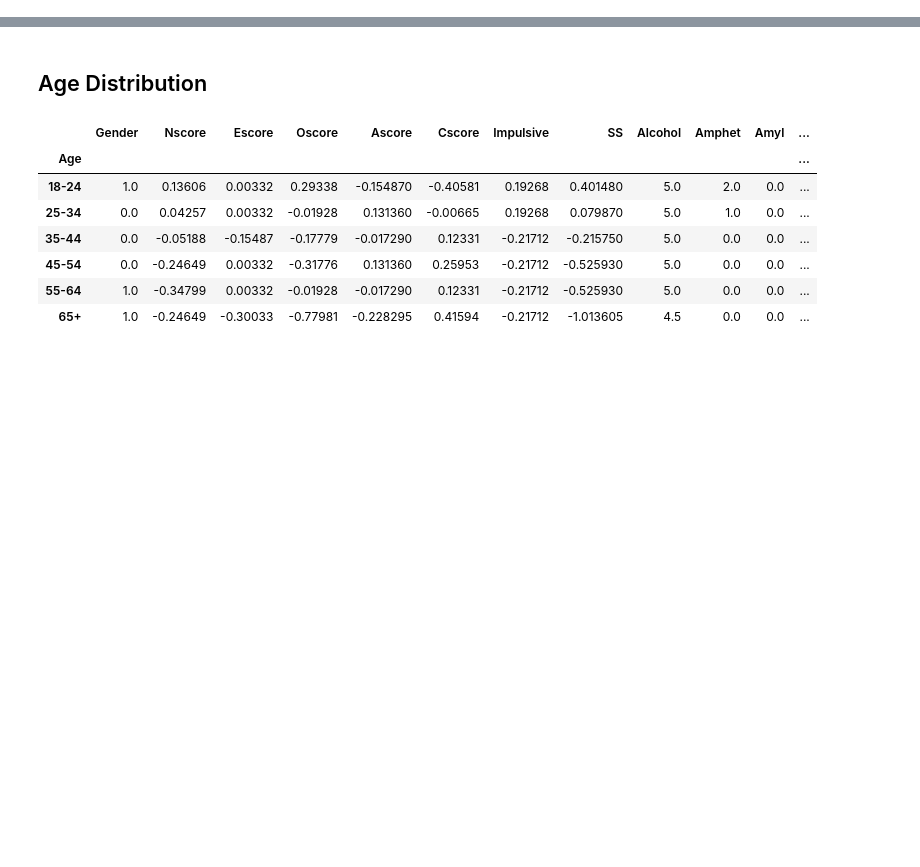
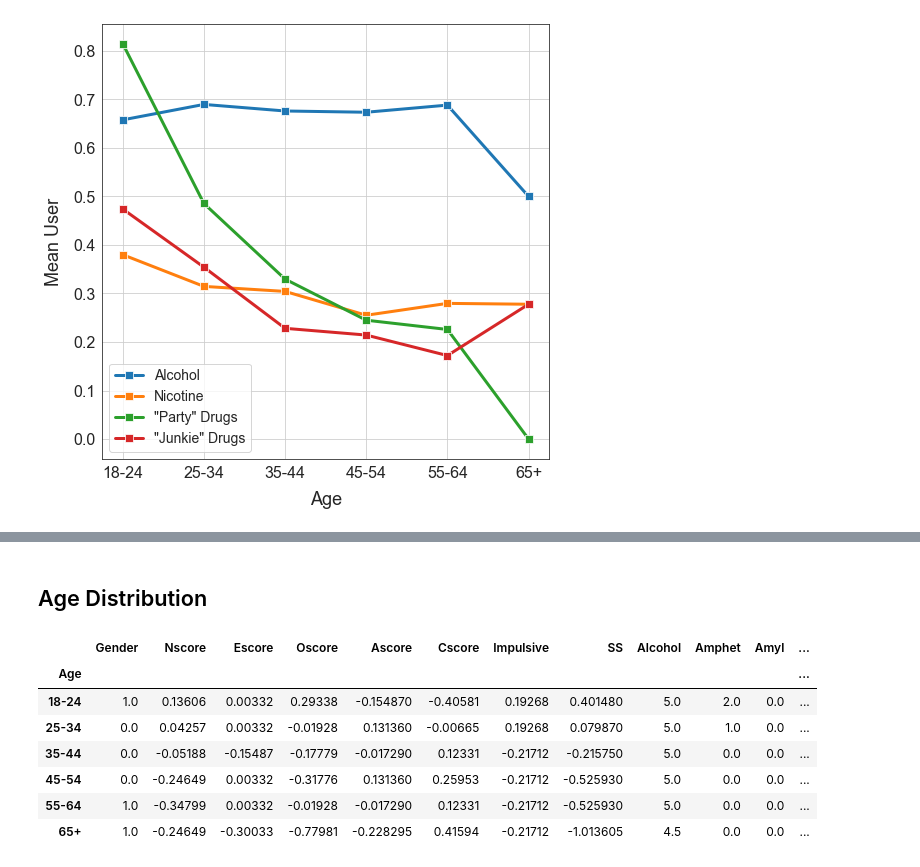
Before and after one commit to carlotta-ulm/Drug_Consumption, a Jupyter notebook: notebooks/eda/eda_pascal.ipynb, the cells around one changed output, grey strips where cells are left out. Drawn from its saved outputs; the diff is of its cells as text; code cells hidden in the pictures; blank space fills up the shorter version.

```diff
--- a/notebooks/eda/eda_pascal.ipynb
+++ b/notebooks/eda/eda_pascal.ipynb
@@ -31,0 +122,6 @@ df.describe()
+# %%
+drug_cats = ['Alcohol_bin', 'Nicotine_bin', 'illegal_drugs_1', 'illegal_drugs_2']
+drug_titles = ['Alcohol', 'Nicotine', '"Party" Drugs', '"Junkie" Drugs']
+# %%
+age_grouped_mean = df.groupby("Age").mean()
+age_grouped_mean
@@ -31,0 +137,14 @@ df.describe()
+# %%
+fig = plt.figure(figsize=(8,8))
+for i, drug in enumerate(drug_cats):
+    sns.lineplot(x=age_grouped_mean.index, y=age_grouped_mean[drug], marker='s', linewidth=3, markersize=8,
+             data=age_grouped_mean, label=drug_titles[i])
+
+plt.xlabel("Age", fontsize=18, labelpad=10)
+plt.ylabel("Mean User", fontsize=18, labelpad=10)
+plt.xticks(fontsize=16)
+plt.yticks(fontsize=16)
+plt.legend(fontsize=14)
+plt.grid(True)
+# %% [output]
+[figure, added]
```
Also changed, not shown: parts of 20 cells of this notebook, 8 other files.
